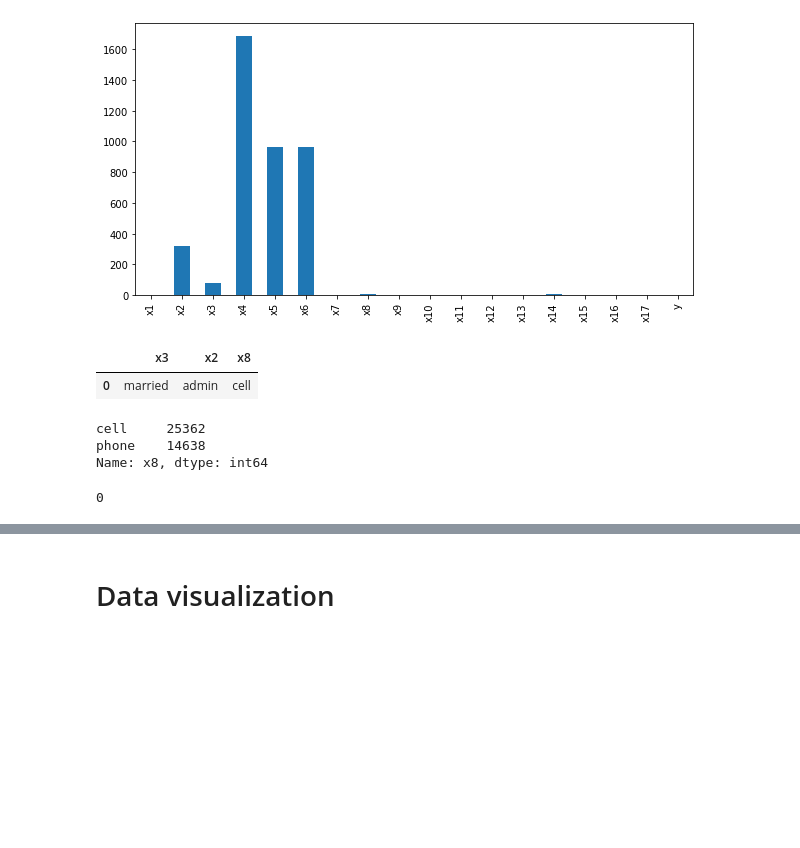
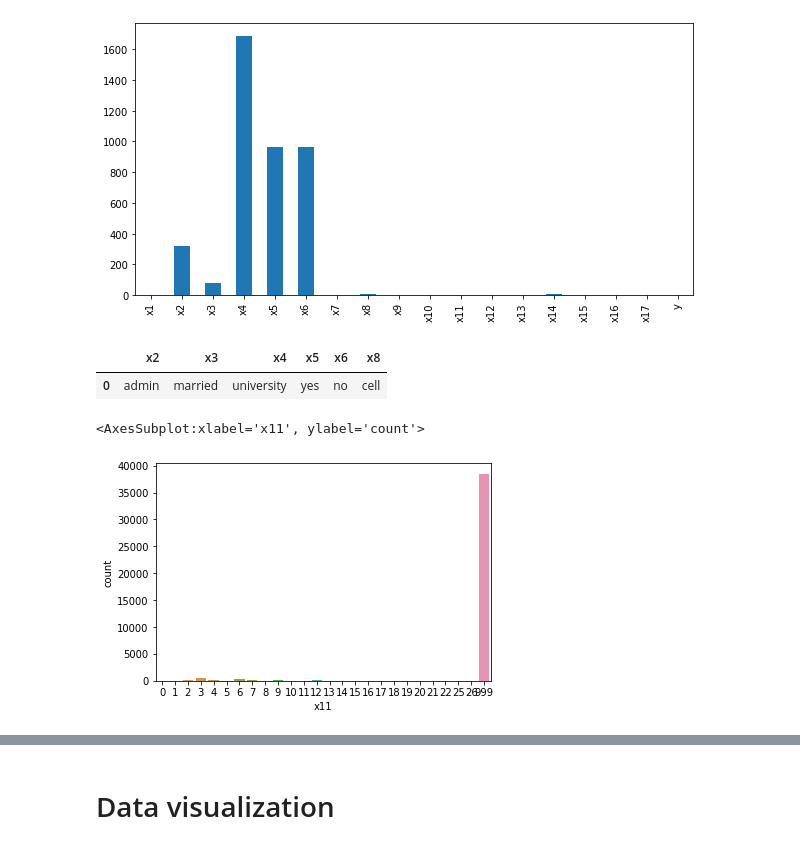
Before and after one commit to chan1992241/Machine_Learning_Practice, a Jupyter notebook: code.ipynb, the cells around one changed output, grey strips where cells are left out. Drawn from its saved outputs; the diff is of its cells as text; code cells hidden in the pictures; blank space fills up the shorter version.

Commit message:
Data Description & preprocessing

```diff
--- a/code.ipynb
+++ b/code.ipynb
@@ -93,9 +167,9 @@ median = data['x14'].median()
 data['x14'].fillna(median, inplace=True)
 # %%
 # most frequently value for x3
-data.mode().loc[:,['x3', 'x2', 'x8']]
+data.mode().loc[:,['x2', 'x3', 'x4', 'x5', 'x6', 'x8']]
 # %% [output]
-|  | x3 | x2 | x8 |
-| 0 | married | admin | cell |
+|  | x2 | x3 | x4 | x5 | x6 | x8 |
+| 0 | admin | married | university | yes | no | cell |
 # %%
 # Fill x3, x2, x8 with most frequently occuring value
@@ -104,7 +181 @@ data['x2'].fillna("admin", inplace=True)
 data['x8'].fillna("cell", inplace=True)
-# %%
-data['x8'].value_counts()
-# %% [output]
-cell     25362
-phone    14638
-Name: x8, dtype: int64
@@ -114,8 +182,8 @@ data.dropna(subset=['x4', 'x5', 'x6'], inplace=True)
-# %%
-# No more missing value
-data.isnull().sum().sum()
-# %% [output]
-0
+# %%
+sns.countplot(x="x11", data=data)
+# %% [output]
+<AxesSubplot:xlabel='x11', ylabel='count'>
+[figure, added]
 # %%
 # Since there are only 3 percent of data that is not 999.
 # Therefore, this column doesn't have any value for modeling.
```
Also changed, not shown: parts of 24 cells of this notebook.
